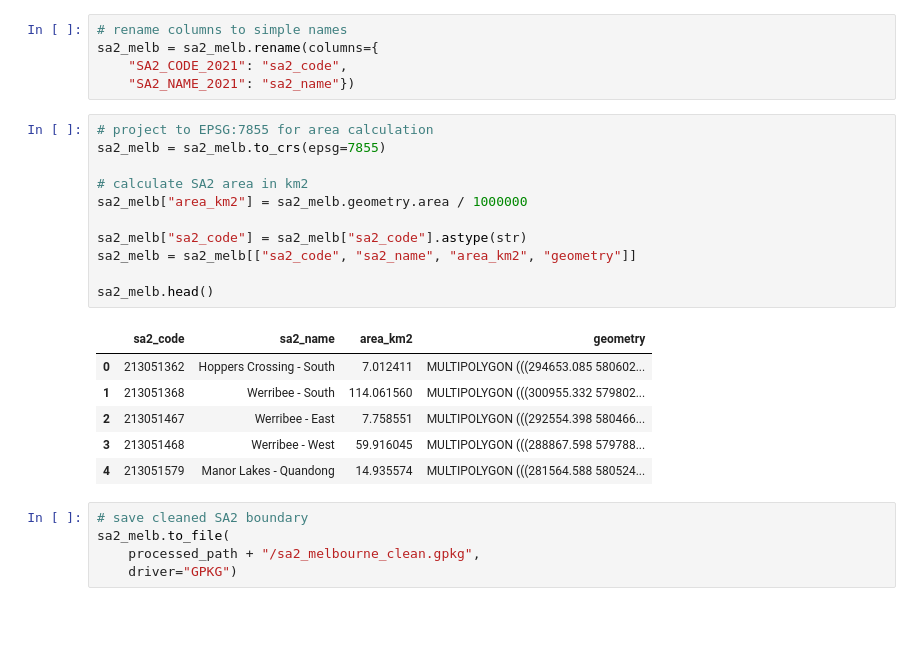
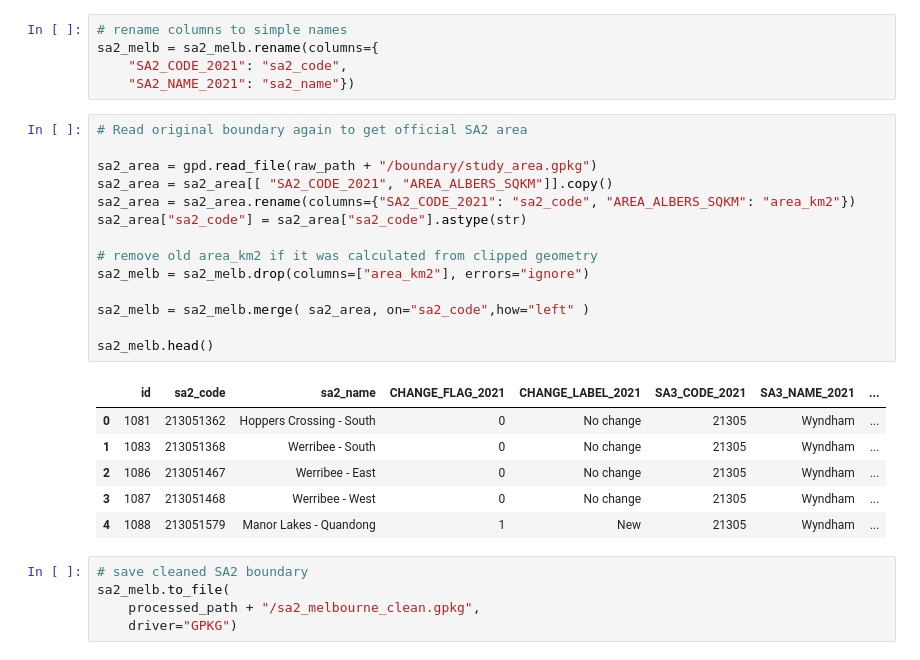
Before and after one commit to Ying7788/geom90006_a4, a Jupyter notebook: notebooks/90006 4 D 0611.ipynb, the cells around one changed output. Cells and saved outputs as stored; diff of their text form; blank space fills up the shorter version.

```diff
--- a/notebooks/90006 4 D 0611.ipynb
+++ b/notebooks/90006 4 D 0611.ipynb
@@ -51,23 +50,26 @@ sa2_melb = sa2_melb.rename(columns={
     "SA2_CODE_2021": "sa2_code",
     "SA2_NAME_2021": "sa2_name"})
 # %%
-# project to EPSG:7855 for area calculation
-sa2_melb = sa2_melb.to_crs(epsg=7855)
+# Read original boundary again to get official SA2 area
 
-# calculate SA2 area in km2
-sa2_melb["area_km2"] = sa2_melb.geometry.area / 1000000
+sa2_area = gpd.read_file(raw_path + "/boundary/study_area.gpkg")
+sa2_area = sa2_area[[ "SA2_CODE_2021", "AREA_ALBERS_SQKM"]].copy()
+sa2_area = sa2_area.rename(columns={"SA2_CODE_2021": "sa2_code", "AREA_ALBERS_SQKM": "area_km2"})
+sa2_area["sa2_code"] = sa2_area["sa2_code"].astype(str)
 
-sa2_melb["sa2_code"] = sa2_melb["sa2_code"].astype(str)
-sa2_melb = sa2_melb[["sa2_code", "sa2_name", "area_km2", "geometry"]]
+# remove old area_km2 if it was calculated from clipped geometry
+sa2_melb = sa2_melb.drop(columns=["area_km2"], errors="ignore")
+
+sa2_melb = sa2_melb.merge( sa2_area, on="sa2_code",how="left" )
 
 sa2_melb.head()
 # %% [output]
-|  | sa2_code | sa2_name | area_km2 | geometry |
-| 0 | 213051362 | Hoppers Crossing - South | 7.012411 | MULTIPOLYGON (((294653.085 580602... |
-| 1 | 213051368 | Werribee - South | 114.061560 | MULTIPOLYGON (((300955.332 579802... |
-| 2 | 213051467 | Werribee - East | 7.758551 | MULTIPOLYGON (((292554.398 580466... |
-| 3 | 213051468 | Werribee - West | 59.916045 | MULTIPOLYGON (((288867.598 579788... |
-| 4 | 213051579 | Manor Lakes - Quandong | 14.935574 | MULTIPOLYGON (((281564.588 580524... |
+|  | id | sa2_code | sa2_name | CHANGE_FLAG_2021 | CHANGE_LABEL_2021 | SA3_CODE_2021 | SA3_NAME_2021 | ... |
+| 0 | 1081 | 213051362 | Hoppers Crossing - South | 0 | No change | 21305 | Wyndham | ... |
+| 1 | 1083 | 213051368 | Werribee - South | 0 | No change | 21305 | Wyndham | ... |
+| 2 | 1086 | 213051467 | Werribee - East | 0 | No change | 21305 | Wyndham | ... |
+| 3 | 1087 | 213051468 | Werribee - West | 0 | No change | 21305 | Wyndham | ... |
+| 4 | 1088 | 213051579 | Manor Lakes - Quandong | 1 | New | 21305 | Wyndham | ... |
 # %%
 # save cleaned SA2 boundary
 sa2_melb.to_file(
```
Also changed, not shown: parts of 34 cells of this notebook, 8 other files.
